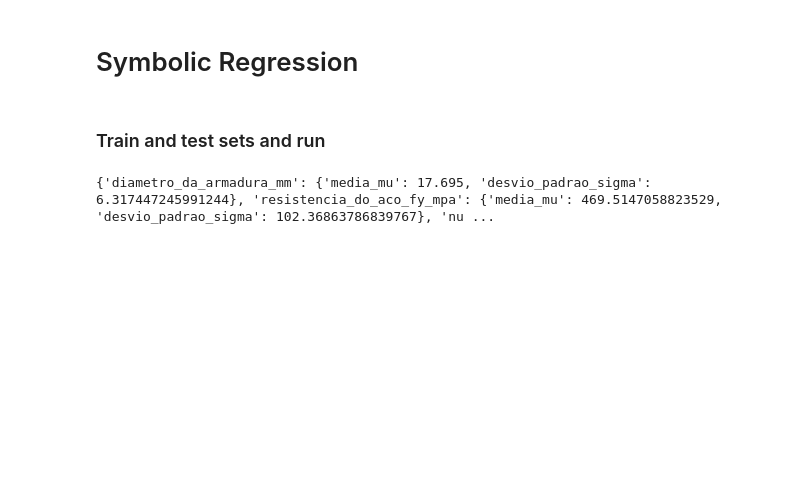
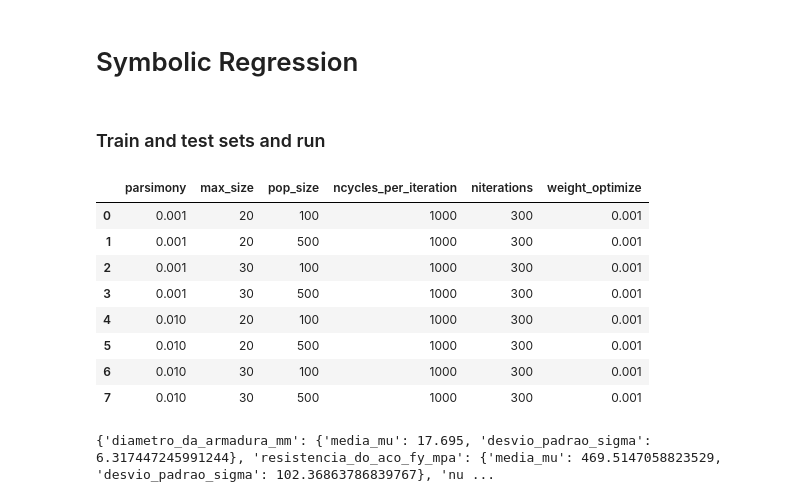
Before and after one commit to wmpjrufg/crack_prediction_symbolic_regression, a Jupyter notebook: train_pysr_model.ipynb, the cells around one changed output. Cells and saved outputs as stored; diff of their text form; code cells hidden in the pictures; blank space fills up the shorter version.

```diff
--- a/train_ml_models_data_rv1.ipynb
+++ b/train_pysr_model.ipynb
@@ -69,4 +104,26 @@ Name: wfib1, dtype: float64
 # Symbolic Regression
 # %% [markdown]
 ### Train and test sets and run
+# %%
+n_folds = 10
+size_test = 0.2
+parsimony_levels = [0.001, 0.01]
+max_size_levels = [20, 30]
+pop_size_levels = [100, 500]
+ncycles_per_iteration_levels = [1000]
+niterations_levels = [300]
+weight_optimize_levels = [0.001]
+combs_ = list(itertools.product(parsimony_levels, max_size_levels, pop_size_levels, ncycles_per_iteration_levels, niterations_levels, weight_optimize_levels))
+da = pd.DataFrame(combs_, columns=['parsimony', 'max_size', 'pop_size', 'ncycles_per_iteration', 'niterations', 'weight_optimize'])
+da
+# %% [output]
+|  | parsimony | max_size | pop_size | ncycles_per_iteration | niterations | weight_optimize |
+| 0 | 0.001 | 20 | 100 | 1000 | 300 | 0.001 |
+| 1 | 0.001 | 20 | 500 | 1000 | 300 | 0.001 |
+| 2 | 0.001 | 30 | 100 | 1000 | 300 | 0.001 |
+| 3 | 0.001 | 30 | 500 | 1000 | 300 | 0.001 |
+| 4 | 0.010 | 20 | 100 | 1000 | 300 | 0.001 |
+| 5 | 0.010 | 20 | 500 | 1000 | 300 | 0.001 |
+| 6 | 0.010 | 30 | 100 | 1000 | 300 | 0.001 |
+| 7 | 0.010 | 30 | 500 | 1000 | 300 | 0.001 |
 # %%
```
Also changed, not shown: parts of 7 cells of this notebook, 2 other files.
